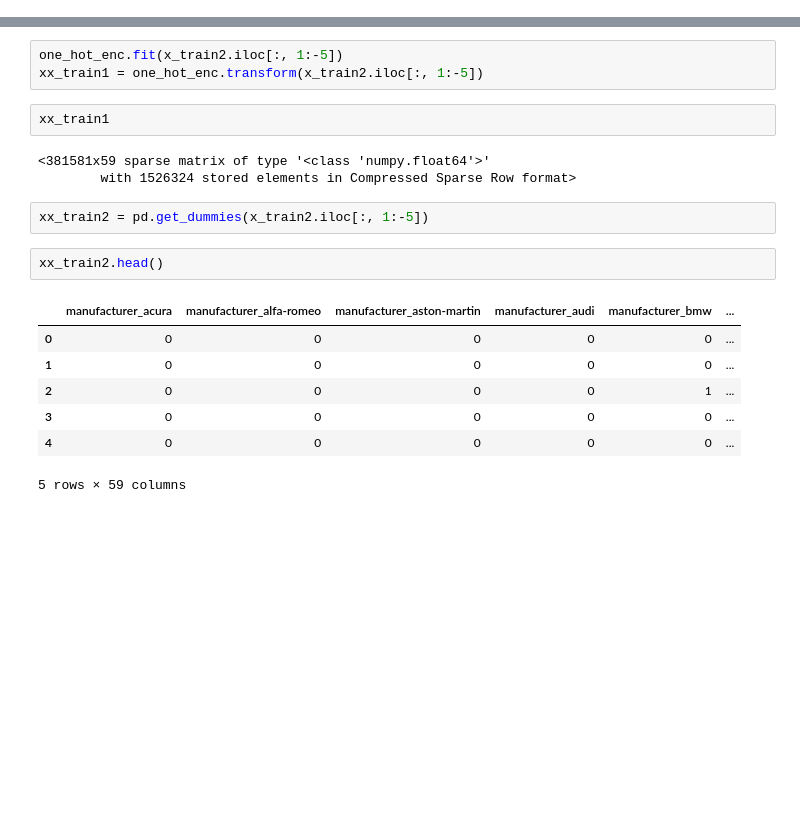
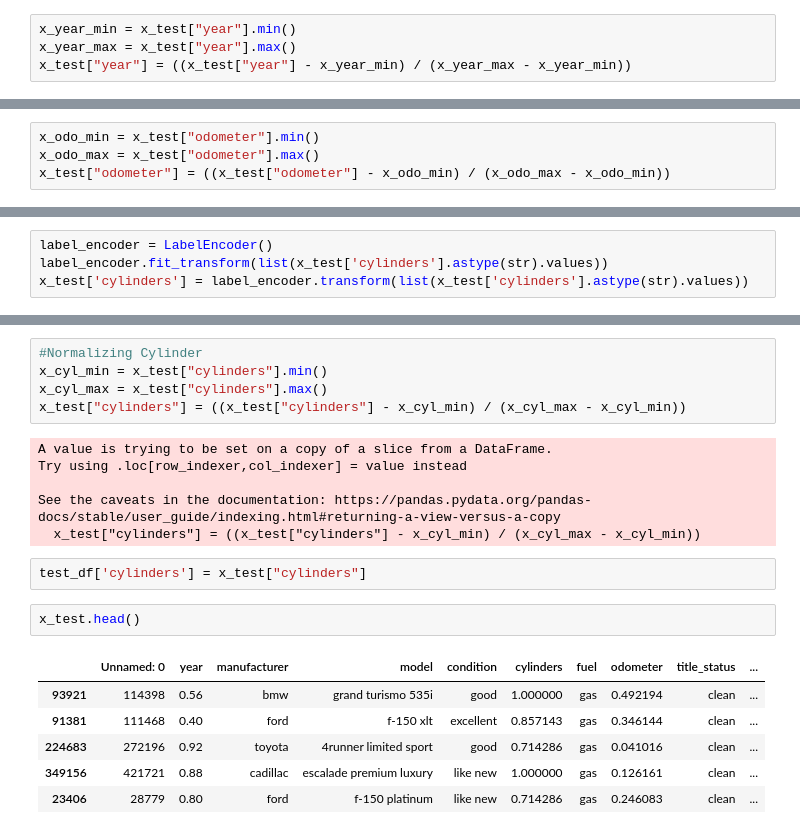
Before and after one commit to vkhanderao/Used-Cars-Price-Prediction, a Jupyter notebook: Code/Modelling_and_Validation.ipynb, the cells around one changed output, grey strips where cells are left out. Drawn from its saved outputs; the diff is of its cells as text; blank space fills up the shorter version.

```diff
--- a/Code/Modelling_and_Validation.ipynb
+++ b/Code/Modelling_and_Validation.ipynb
@@ -23,0 +50,4 @@ x_train = df.copy()
+# %%
+x_year_min = x_test["year"].min()
+x_year_max = x_test["year"].max()
+x_test["year"] = ((x_test["year"] - x_year_min) / (x_year_max - x_year_min))
@@ -23,0 +76,4 @@ x_train = df.copy()
+# %%
+x_odo_min = x_test["odometer"].min()
+x_odo_max = x_test["odometer"].max()
+x_test["odometer"] = ((x_test["odometer"] - x_odo_min) / (x_odo_max - x_odo_min))
@@ -86,0 +146,4 @@ xx_train=pd.get_dummies(x_train.iloc[:, 1:])
+# %%
+label_encoder = LabelEncoder()
+label_encoder.fit_transform(list(x_test['cylinders'].astype(str).values))
+x_test['cylinders'] = label_encoder.transform(list(x_test['cylinders'].astype(str).values))
@@ -160,20 +165,22 @@ x_train2
-# %%
-one_hot_enc.fit(x_train2.iloc[:, 1:-5])
-xx_train1 = one_hot_enc.transform(x_train2.iloc[:, 1:-5])
-# %%
-xx_train1
-# %% [output]
-<381581x59 sparse matrix of type '<class 'numpy.float64'>'
-        with 1526324 stored elements in Compressed Sparse Row format>
-# %%
-xx_train2 = pd.get_dummies(x_train2.iloc[:, 1:-5])
+# %%
+#Normalizing Cylinder
+x_cyl_min = x_test["cylinders"].min()
+x_cyl_max = x_test["cylinders"].max()
+x_test["cylinders"] = ((x_test["cylinders"] - x_cyl_min) / (x_cyl_max - x_cyl_min))
+# %% [output]
+A value is trying to be set on a copy of a slice from a DataFrame.
+Try using .loc[row_indexer,col_indexer] = value instead
+
+See the caveats in the documentation: https://pandas.pydata.org/pandas-docs/stable/user_guide/indexing.html#returning-a-view-versus-a-copy
+  x_test["cylinders"] = ((x_test["cylinders"] - x_cyl_min) / (x_cyl_max - x_cyl_min))
+# %%
+test_df['cylinders'] = x_test["cylinders"]
 # %%
-xx_train2.head()
+x_test.head()
 # %% [output]
-|  | manufacturer_acura | manufacturer_alfa-romeo | manufacturer_aston-martin | manufacturer_audi | manufacturer_bmw | ... |
-| 0 | 0 | 0 | 0 | 0 | 0 | ... |
-| 1 | 0 | 0 | 0 | 0 | 0 | ... |
-| 2 | 0 | 0 | 0 | 0 | 1 | ... |
-| 3 | 0 | 0 | 0 | 0 | 0 | ... |
-| 4 | 0 | 0 | 0 | 0 | 0 | ... |
+|  | Unnamed: 0 | year | manufacturer | model | condition | cylinders | fuel | odometer | title_status | ... |
+| 93921 | 114398 | 0.56 | bmw | grand turismo 535i | good | 1.000000 | gas | 0.492194 | clean | ... |
+| 91381 | 111468 | 0.40 | ford | f-150 xlt | excellent | 0.857143 | gas | 0.346144 | clean | ... |
+| 224683 | 272196 | 0.92 | toyota | 4runner limited sport | good | 0.714286 | gas | 0.041016 | clean | ... |
+| 349156 | 421721 | 0.88 | cadillac | escalade premium luxury | like new | 1.000000 | gas | 0.126161 | clean | ... |
+| 23406 | 28779 | 0.80 | ford | f-150 platinum | like new | 0.714286 | gas | 0.246083 | clean | ... |
-5 rows × 59 columns
```
Also changed, not shown: parts of 52 cells of this notebook.
